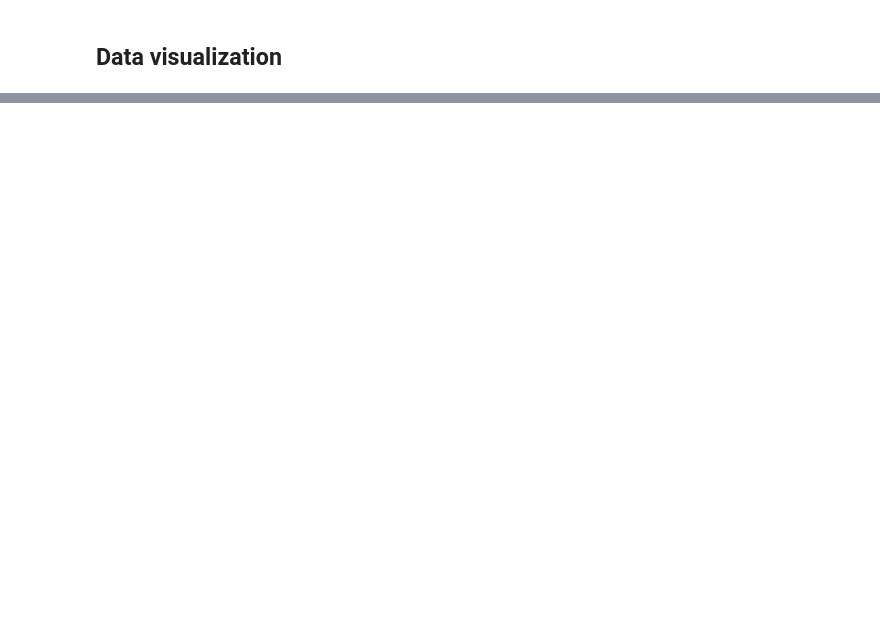
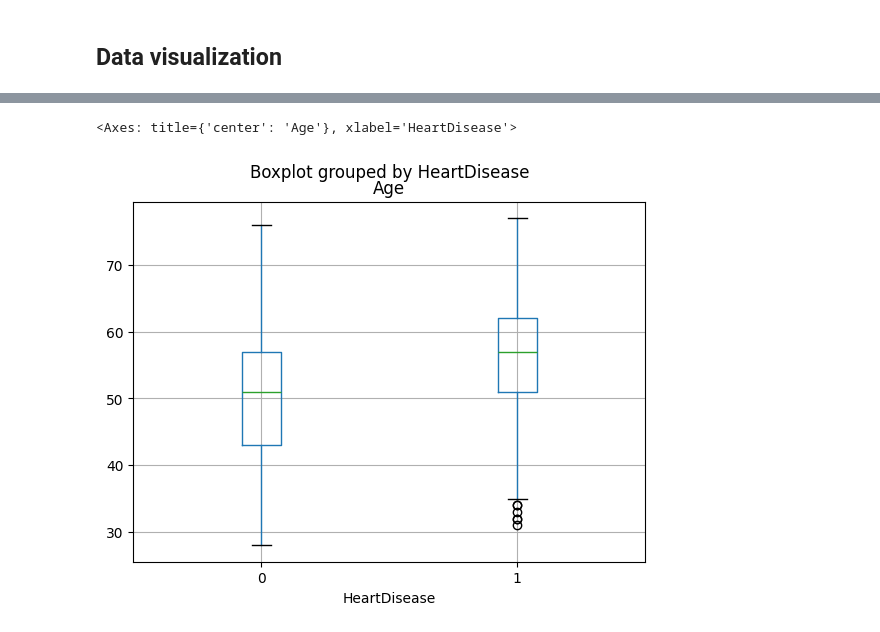
Before and after one commit to MaryiaKhomchanka/HeartFailure_MachineLearning_Training_Project, a Jupyter notebook: data_analysis.ipynb, the cells around one changed output, grey strips where cells are left out. Saved outputs shown, nothing was run; the diff lists cells and outputs as text; code cells hidden in the pictures; blank space fills up the shorter version.

```diff
--- a/data_analysis.ipynb
+++ b/data_analysis.ipynb
@@ -88,0 +105,5 @@ np.int64(0)
+# %%
+heart.boxplot(column = "Age", by = "HeartDisease")
+# %% [output]
+<Axes: title={'center': 'Age'}, xlabel='HeartDisease'>
+[figure, added]
```
Also changed, not shown: parts of 7 cells of this notebook.
